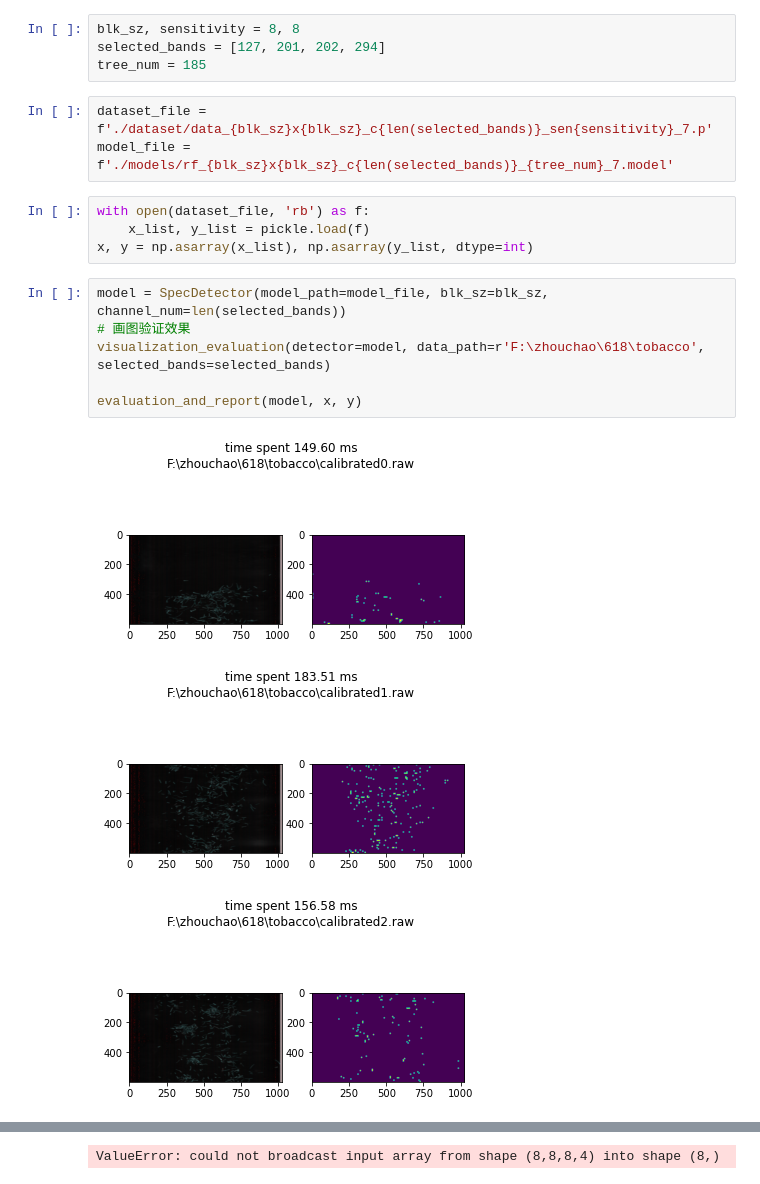
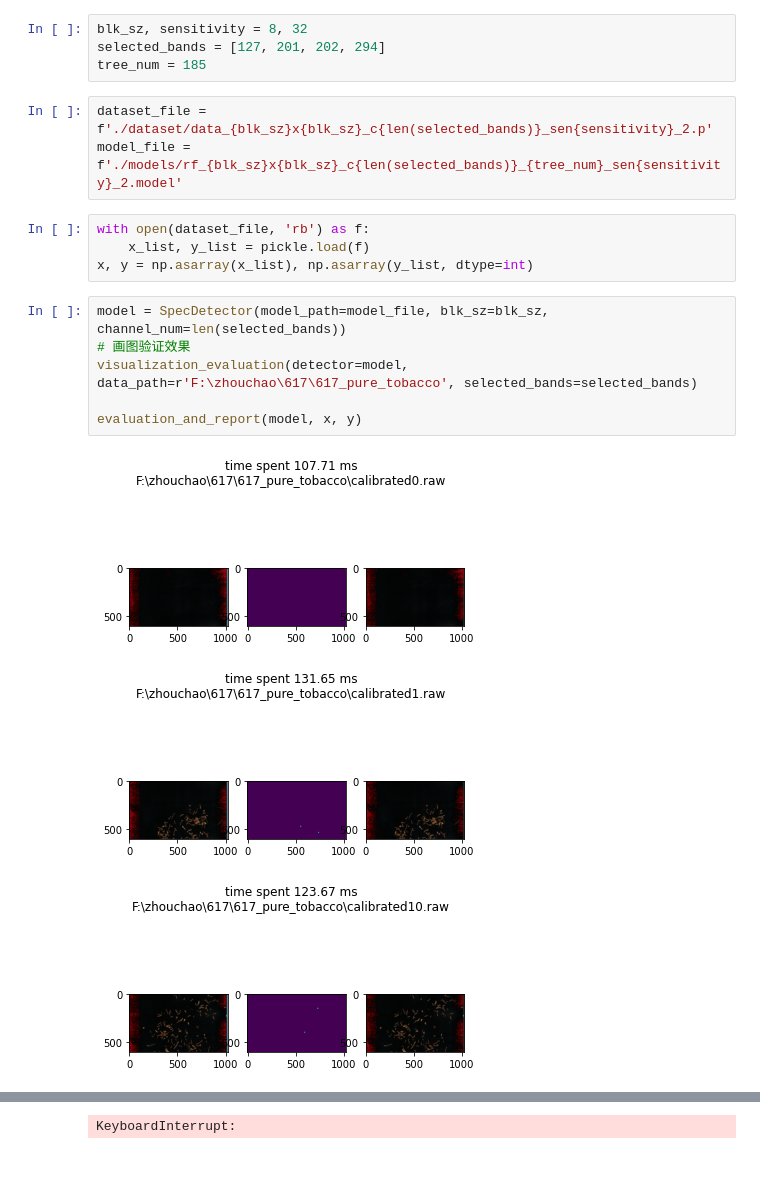
Before and after one commit to NanjingForestryUniversity/tobacoo-industry, a Jupyter notebook: 05_evaluation.ipynb, the cells around one changed output, grey strips where cells are left out. Drawn from its saved outputs; the diff is of its cells as text.

```diff
--- a/05_evaluation.ipynb
+++ b/05_evaluation.ipynb
@@ -6,12 +6,12 @@ import numpy as np
 from models import SpecDetector, evaluation_and_report
 from utils import visualization_evaluation
 # %%
-blk_sz, sensitivity = 8, 8
+blk_sz, sensitivity = 8, 32
 selected_bands = [127, 201, 202, 294]
 tree_num = 185
 # %%
-dataset_file = f'./dataset/data_{blk_sz}x{blk_sz}_c{len(selected_bands)}_sen{sensitivity}_7.p'
-model_file = f'./models/rf_{blk_sz}x{blk_sz}_c{len(selected_bands)}_{tree_num}_7.model'
+dataset_file = f'./dataset/data_{blk_sz}x{blk_sz}_c{len(selected_bands)}_sen{sensitivity}_2.p'
+model_file = f'./models/rf_{blk_sz}x{blk_sz}_c{len(selected_bands)}_{tree_num}_sen{sensitivity}_2.model'
 # %%
 with open(dataset_file, 'rb') as f:
     x_list, y_list = pickle.load(f)
@@ -19,10 +19,10 @@ x, y = np.asarray(x_list), np.asarray(y_list, dtype=int)
 # %%
 model = SpecDetector(model_path=model_file, blk_sz=blk_sz, channel_num=len(selected_bands))
 # 画图验证效果
-visualization_evaluation(detector=model, data_path=r'F:\zhouchao\618\tobacco', selected_bands=selected_bands)
+visualization_evaluation(detector=model, data_path=r'F:\zhouchao\617\617_pure_tobacco', selected_bands=selected_bands)
 
 evaluation_and_report(model, x, y)
 # %% [output]
-[figure, old version]
+[figure, new version]
-[figure, old version]
+[figure, new version]
-[figure, old version]
+[figure, new version]
@@ -33 +35 @@ evaluation_and_report(model, x, y)
-ValueError: could not broadcast input array from shape (8,8,8,4) into shape (8,)
+KeyboardInterrupt:
```
Also changed, not shown: parts of 1 cell of this notebook, 6 other files.
